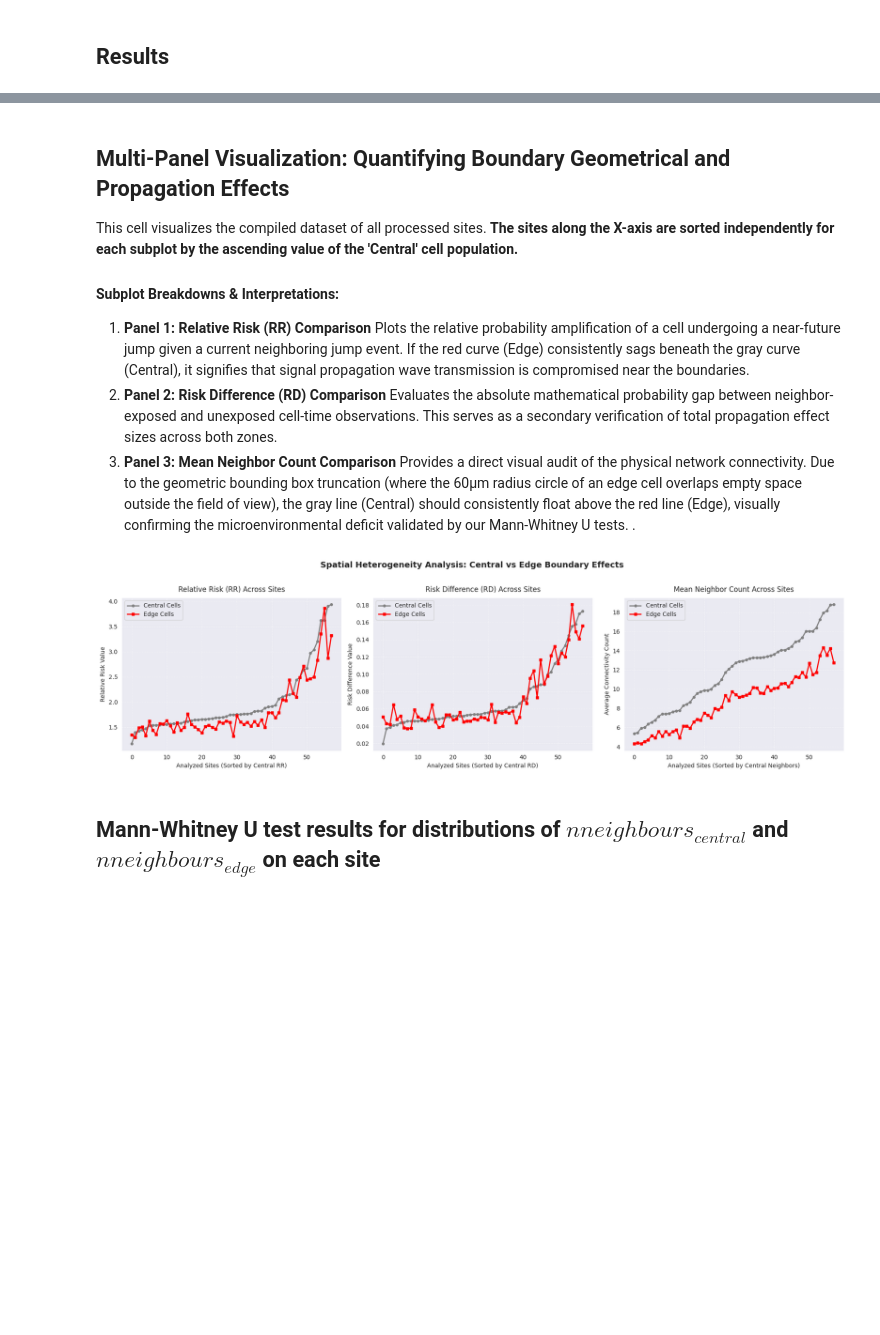
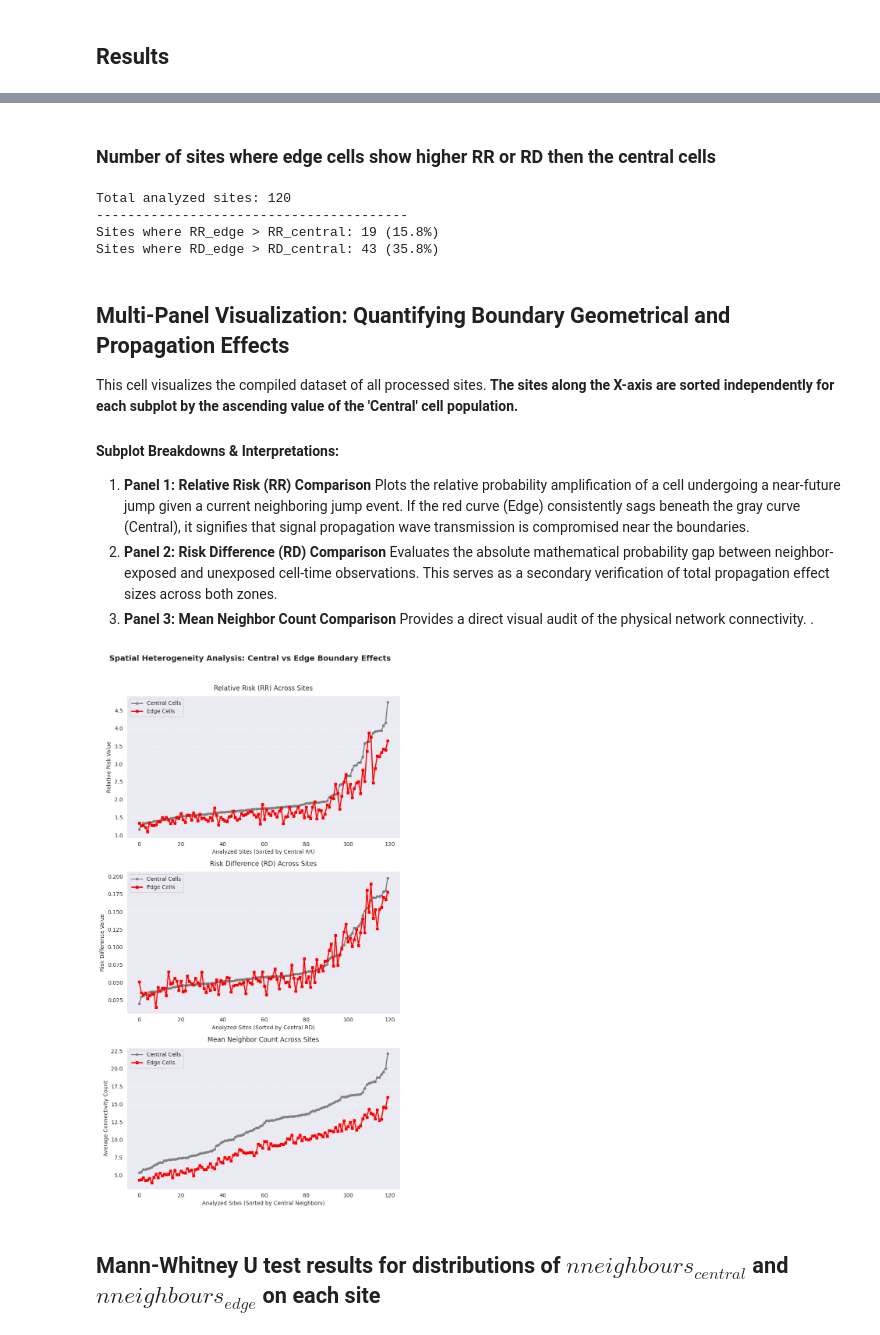
Before and after one commit to aleksandraburakowska1/UW-SysBiol-Project2, a Jupyter notebook: notebooks/TaskB2.ipynb, the cells around one changed output, grey strips where cells are left out. Saved outputs shown, nothing was run; the diff lists cells and outputs as text; code cells hidden in the pictures; blank space fills up the shorter version.

```diff
--- a/notebooks/TaskB2.ipynb
+++ b/notebooks/TaskB2.ipynb
@@ -360,3 +363,25 @@ summary_df
+# %% [markdown]
+### Number of sites where edge cells show higher RR or RD then the central cells
+# %%
+
+higher_rr = summary_df["rr_edge"] > summary_df["rr_central"]
+higher_rd = summary_df["rd_edge"] > summary_df["rd_central"]
+
+
+total_sites = summary_df.dropna(subset=["rr_edge", "rr_central"]).shape[0]
+print(f"Total analyzed sites: {total_sites}")
+print("-" * 40)
+print(
+    f"Sites where RR_edge > RR_central: {higher_rr.sum()} ({higher_rr.mean():.1%})"
+)
+print(
+    f"Sites where RD_edge > RD_central: {higher_rd.sum()} ({higher_rd.mean():.1%})"
+)
+# %% [output]
+Total analyzed sites: 120
+----------------------------------------
+Sites where RR_edge > RR_central: 19 (15.8%)
+Sites where RD_edge > RD_central: 43 (35.8%)
 # %% [markdown]
 ## Multi-Panel Visualization: Quantifying Boundary Geometrical and Propagation Effects
 
@@ -367,7 +392,7 @@ This cell visualizes the compiled dataset of all processed sites.  **The sites a
 2. **Panel 2: Risk Difference (RD) Comparison**
    Evaluates the absolute mathematical probability gap between neighbor-exposed and unexposed cell-time observations. This serves as a secondary verification of total propagation effect sizes across both zones.
 3. **Panel 3: Mean Neighbor Count Comparison**
-   Provides a direct visual audit of the physical network connectivity. Due to the geometric bounding box truncation (where the 60µm radius circle of an edge cell overlaps empty space outside the field of view), the gray line (Central) should consistently float above the red line (Edge), visually confirming the microenvironmental deficit validated by our Mann-Whitney U tests.
+   Provides a direct visual audit of the physical network connectivity.
 .
 # %%
 # Drop any potential NaN values to ensure continuous lines on the plots
@@ -386,7 +411,7 @@ plot_df = summary_df.dropna(
 plot_df = plot_df.reset_index(drop=True)
 x_axis = range(len(plot_df))
 
-fig, ax = plt.subplots(figsize=(18, 5), nrows=1, ncols=3)
+fig, ax = plt.subplots(figsize=(8, 14), nrows=3, ncols=1)
 
 # --- Subplot 0: Relative Risk (RR) Comparison ---
 # Sort by central RR to make the visualization clean and easy to interpret
@@ -460,34 +485,34 @@ ax[2].plot(
     label="Central Cells",
 )
 ax[2].plot(
     x_axis,
     df_neigh["mean_neighbors_edge"],
     color="red",
     linewidth=2,
     marker="s",
     markersize=4,
     label="Edge Cells",
 )
 
 ax[2].set_title("Mean Neighbor Count Across Sites", fontsize=12, pad=10)
 ax[2].set_xlabel("Analyzed Sites (Sorted by Central Neighbors)", fontsize=10)
 ax[2].set_ylabel("Average Connectivity Count", fontsize=10)
 ax[2].grid(True, linestyle="--", alpha=0.5)
 ax[2].legend(loc="best")
 
 plt.suptitle(
     "Spatial Heterogeneity Analysis: Central vs Edge Boundary Effects",
     fontsize=14,
     fontweight="bold",
     y=1.02,
 )
 plt.savefig(OUTPUT_ROOT / "spatial_heterogeneity_analysis_plots.png",
     bbox_inches='tight')
 plt.tight_layout()
 
 plt.show()
 # %% [output]
-[figure, old version]
+[figure, new version]
 # %% [markdown]
 ## Mann-Whitney U test results for distributions of $n neighbours_{central}$ and $n neighbours_{edge}$ on each site
 # %%
```
Also changed, not shown: parts of 9 cells of this notebook, 2 other files.
